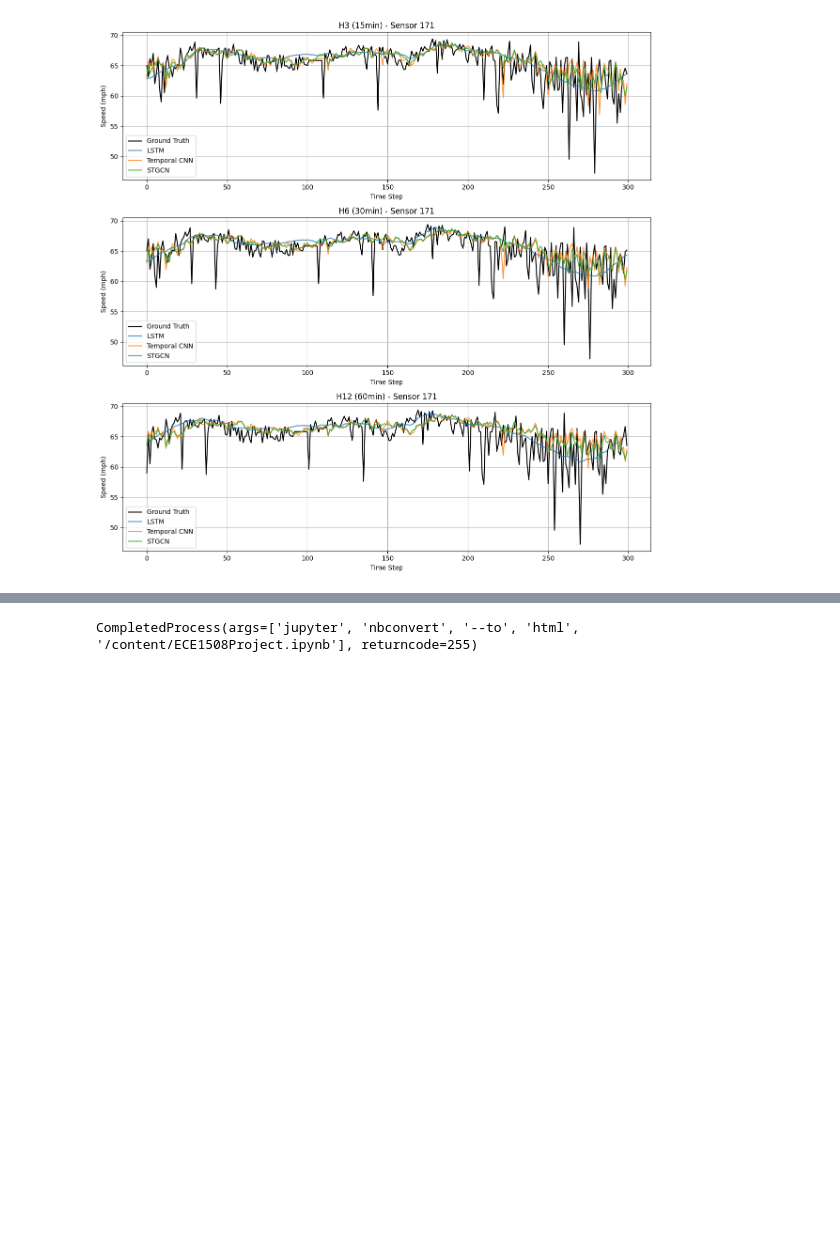
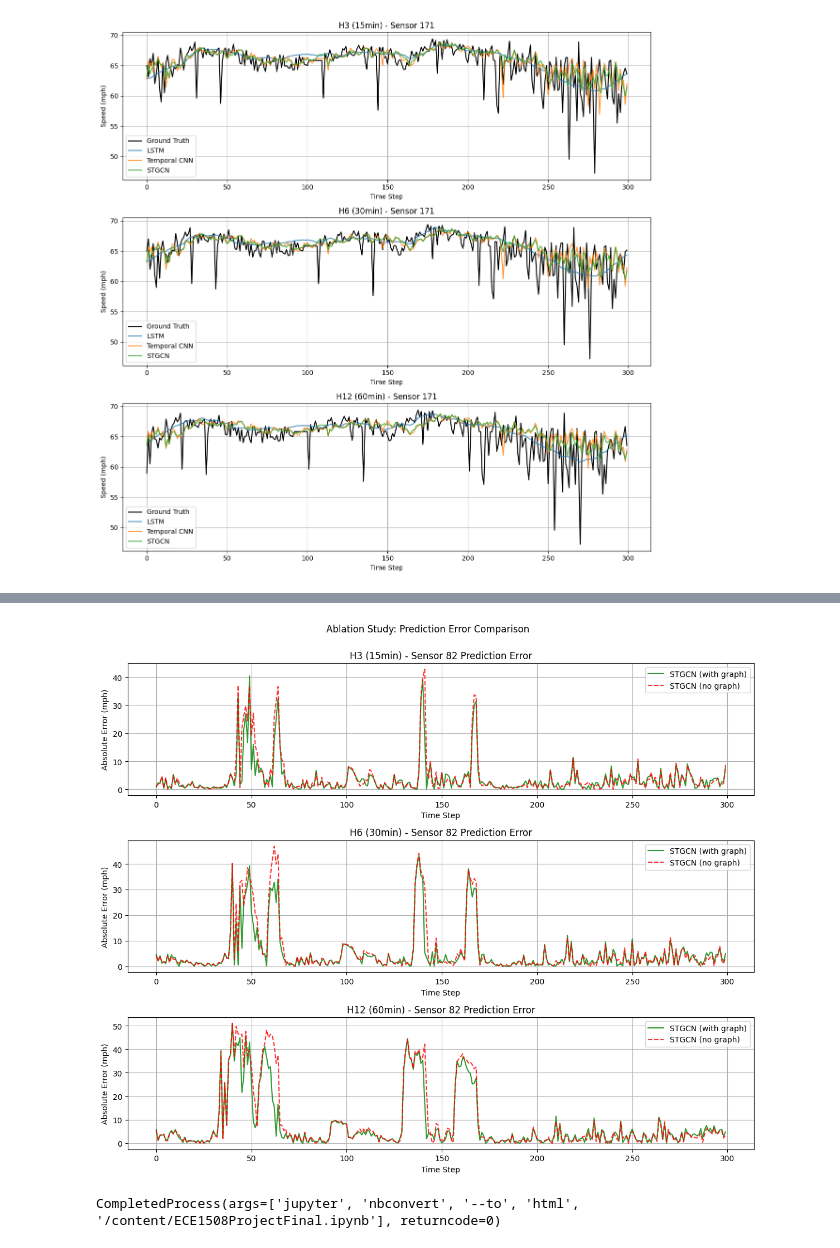
Before and after one commit to lcg077/ECE1508-Project, a Jupyter notebook: ECE1508Project.ipynb, the cells around one changed output, grey strips where cells are left out. Drawn from its saved outputs; the diff is of its cells as text; code cells hidden in the pictures; blank space fills up the shorter version.

```diff
--- a/ECE1508Project.ipynb
+++ b/ECE1508Project.ipynb
@@ -1292,5 +1293,29 @@ plt.show()
+# %%
+fig, axes = plt.subplots(3, 1, figsize=(12, 10))
+horizons = [3, 6, 12]
+sensor_idx = best_contrast_sensor
+num_points = 300
+
+for ax, h in zip(axes, horizons):
+    gt = stgcn_targets_denorm[:num_points, h-1, sensor_idx]
+    err_graph = np.abs(stgcn_preds_denorm[:num_points, h-1, sensor_idx] - gt)
+    err_no_graph = np.abs(ablation_preds_denorm[:num_points, h-1, sensor_idx] - gt)
+
+    ax.plot(err_graph, label="STGCN (with graph)", color="green", alpha=0.8)
+    ax.plot(err_no_graph, label="STGCN (no graph)", color="red", alpha=0.8, linestyle='--')
+    ax.set_title(f"H{h} ({h*5}min) - Sensor {sensor_idx} Prediction Error")
+    ax.set_xlabel("Time Step")
+    ax.set_ylabel("Absolute Error (mph)")
+    ax.legend()
+    ax.grid(True)
+
+plt.suptitle("Ablation Study: Prediction Error Comparison", y=1.0)
+plt.tight_layout()
+plt.show()
+# %% [output]
+[figure, added]
 # %%
 import subprocess
-subprocess.run(["jupyter", "nbconvert", "--to", "html", "/content/ECE1508Project.ipynb"])
+subprocess.run(["jupyter", "nbconvert", "--to", "html", "/content/ECE1508ProjectFinal.ipynb"])
 # %% [output]
-CompletedProcess(args=['jupyter', 'nbconvert', '--to', 'html', '/content/ECE1508Project.ipynb'], returncode=255)
+CompletedProcess(args=['jupyter', 'nbconvert', '--to', 'html', '/content/ECE1508ProjectFinal.ipynb'], returncode=0)
```
Also changed, not shown: parts of 11 cells of this notebook.
